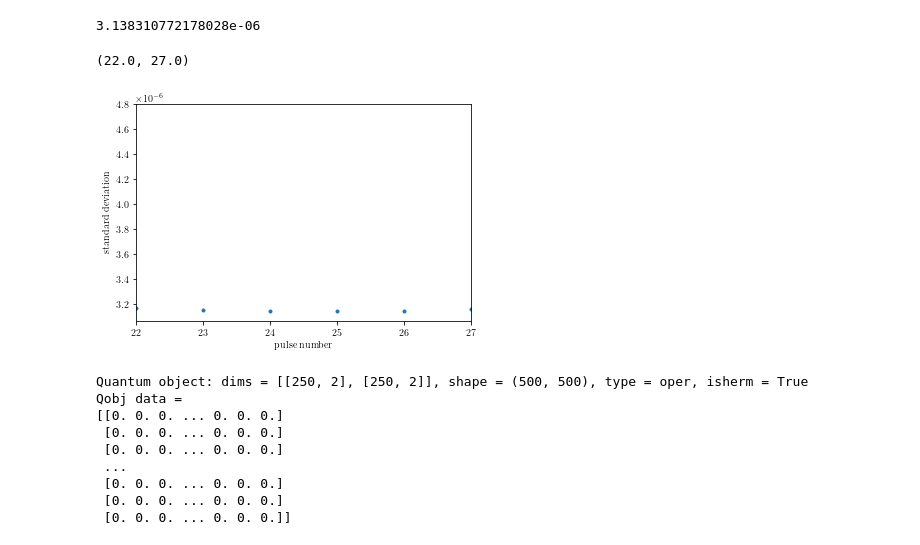
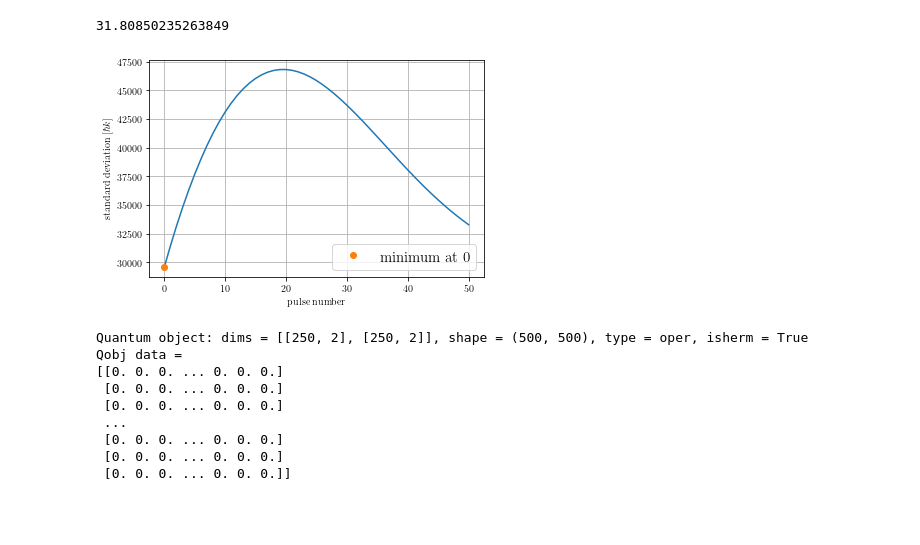
Before and after one commit to Yanaiski/master_thesis, a Jupyter notebook: 04_cmt_tensor.ipynb, the cells around one changed output. Saved outputs shown, nothing was run; the diff lists cells and outputs as text; code cells hidden in the pictures; blank space fills up the shorter version.

```diff
--- a/04_cmt_tensor.ipynb
+++ b/04_cmt_tensor.ipynb
@@ -49,0 +114,3 @@ KeyboardInterrupt:
+# %%
+system.saved_states = data_handler.load_states("./data/states/nov18")
+#data_handler.save_states(system,"./data/states/notched_5ps_R240GHz_D50GHz_C100GHz")
@@ -79,12 +263,19 @@ for j in range(51):
 # %%
-plt.plot(np.arange(51),sigmas,'.')
-print(np.min(sigmas))
+
+
+print(system.std_deviation/1.5e-7)
+plt.plot(np.arange(51),sigmas/1.5e-7)
+#print(np.min(sigmas))
+min = np.amin(sigmas)
+min_idx = np.argmin(sigmas)
+plt.plot(min_idx,min/1.5e-7,'o',label="minimum at {}".format(min_idx))
+plt.legend(fontsize=15)
 plt.xlabel("pulse number")
-plt.ylabel("standard deviation")
-plt.xlim(22,27)
-#plt.savefig("./figures/nov_2022/standard_deviation.jpg")
+plt.ylabel(r"standard deviation [$\hbar k$]")
+#plt.xlim(22,27)
+plt.grid()
+#plt.savefig("./figures/nov_2022/standard_deviation2.png",bbox_inches="tight")
 # %% [output]
-3.138310772178028e-06
+31.80850235263849
-(22.0, 27.0)
-[figure, old version]
+[figure, new version]
 # %%
```
Also changed, not shown: parts of 42 cells of this notebook, 9 other files.
